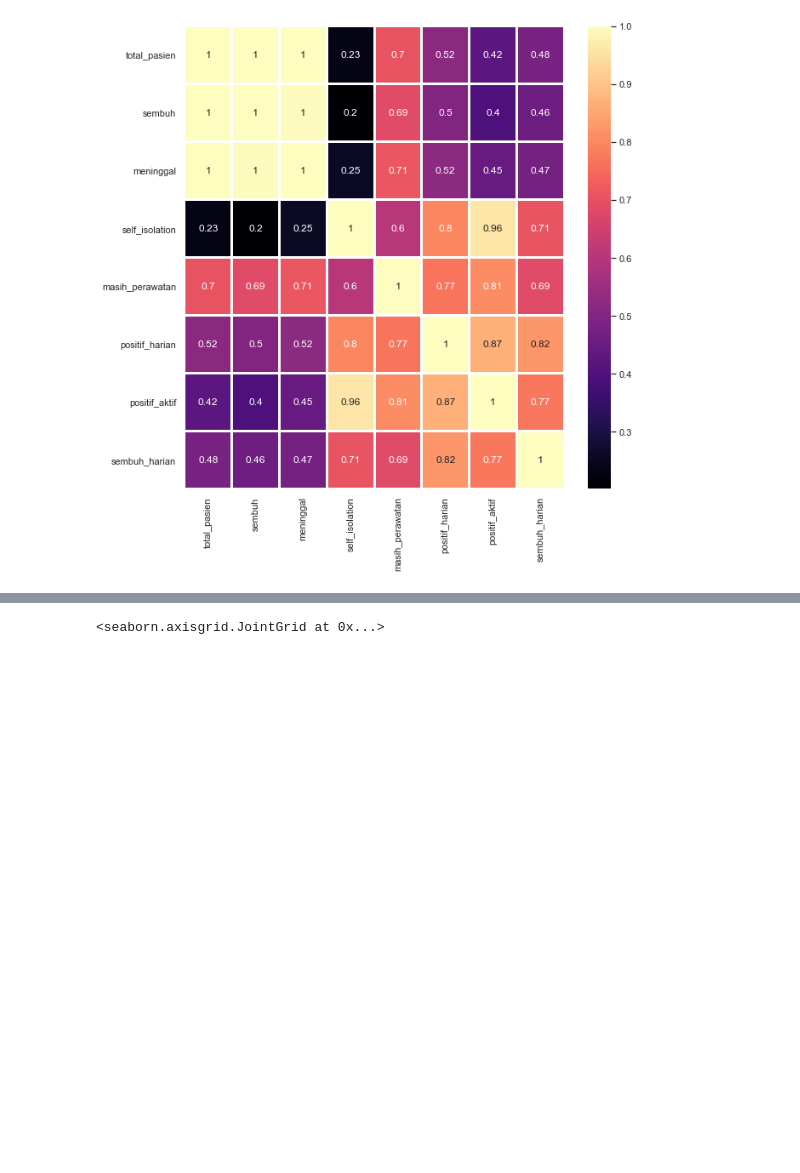
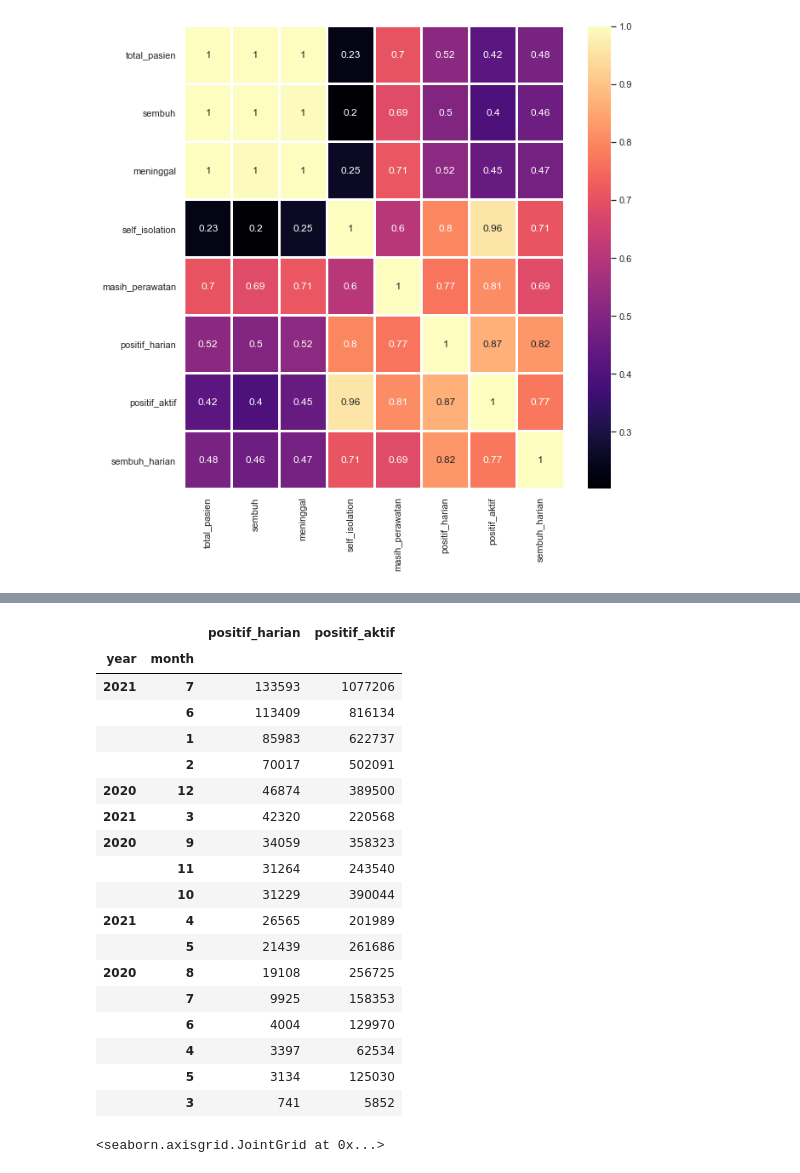
Before and after one commit to rshby/comp_fest_data_science, a Jupyter notebook: covid19_jakarta.ipynb, the cells around one changed output, grey strips where cells are left out. Drawn from its saved outputs; the diff is of its cells as text; code cells hidden in the pictures; blank space fills up the shorter version.

```diff
--- a/covid19_jakarta.ipynb
+++ b/covid19_jakarta.ipynb
@@ -172,3 +179,25 @@ sns.jointplot(x="positif_aktif", y="positif_harian", data=df, stat_func=stat.pea
+# %%
+df.groupby(["year", "month"])[["positif_harian", "positif_aktif"]].sum().sort_values(by=["positif_harian", "positif_aktif"], ascending=False)
+# %% [output]
+|  |  | positif_harian | positif_aktif |
+| year | month |  |  |
+| 2021 | 7 | 133593 | 1077206 |
+|  | 6 | 113409 | 816134 |
+|  | 1 | 85983 | 622737 |
+|  | 2 | 70017 | 502091 |
+| 2020 | 12 | 46874 | 389500 |
+| 2021 | 3 | 42320 | 220568 |
+| 2020 | 9 | 34059 | 358323 |
+|  | 11 | 31264 | 243540 |
+|  | 10 | 31229 | 390044 |
+| 2021 | 4 | 26565 | 201989 |
+|  | 5 | 21439 | 261686 |
+| 2020 | 8 | 19108 | 256725 |
+|  | 7 | 9925 | 158353 |
+|  | 6 | 4004 | 129970 |
+|  | 4 | 3397 | 62534 |
+|  | 5 | 3134 | 125030 |
+|  | 3 | 741 | 5852 |
 # %%
 sns.jointplot(x="sembuh_harian", y="positif_aktif", data=df, stat_func=stat.pearsonr, kind="reg")
 # %% [output]
```
Also changed, not shown: parts of 6 cells of this notebook, 4 other files.
